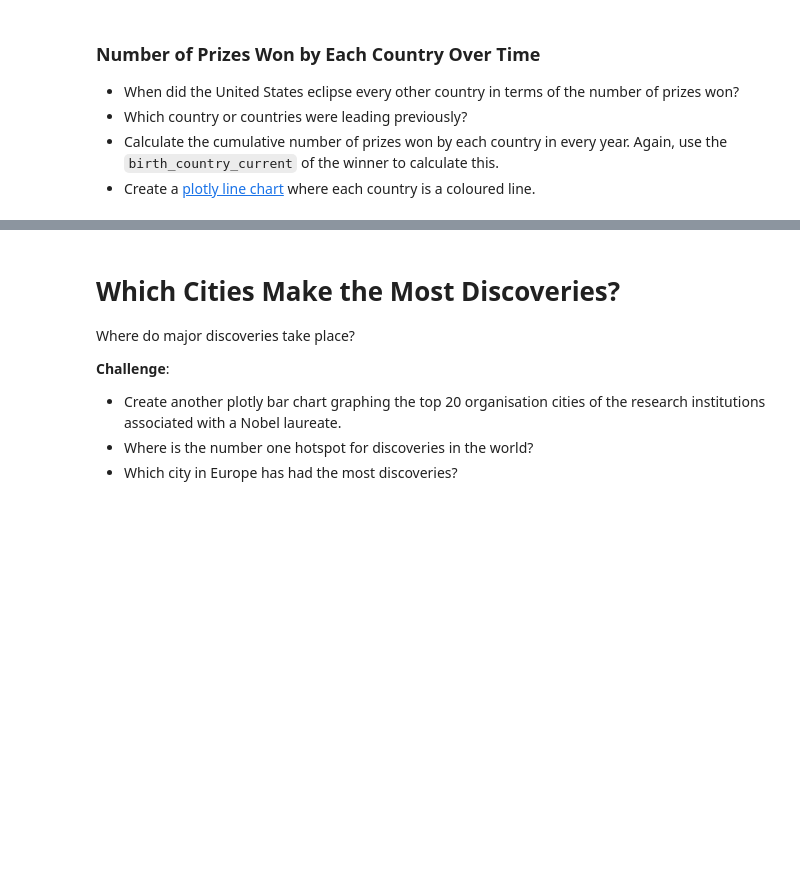
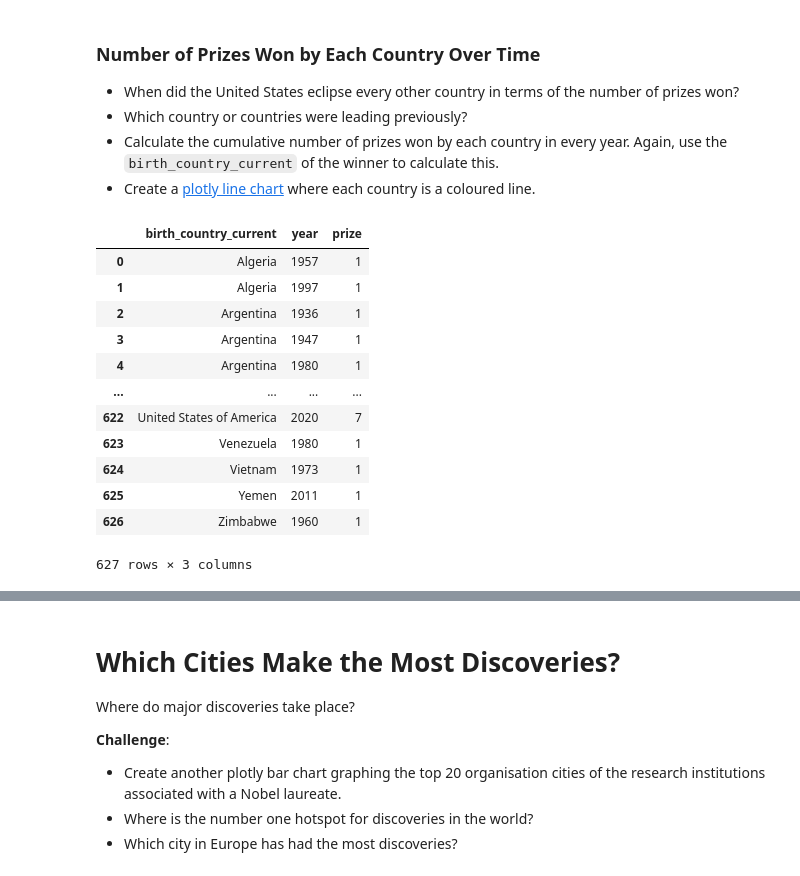
Before and after one commit to anandachanta19/100DaysOfCode, a Jupyter notebook: Nobel Prize Analysis/Nobel_Prize_Analysis_(start).ipynb, the cells around one changed output, grey strips where cells are left out. Cells and saved outputs as stored; diff of their text form; code cells hidden in the pictures; blank space fills up the shorter version.

```diff
--- a/Nobel Prize Analysis/Nobel_Prize_Analysis_(start).ipynb
+++ b/Nobel Prize Analysis/Nobel_Prize_Analysis_(start).ipynb
@@ -427,6 +472,23 @@ The hard part is preparing the data for this chart!
 * Which country or countries were leading previously?
 * Calculate the cumulative number of prizes won by each country in every year. Again, use the `birth_country_current` of the winner to calculate this.
 * Create a [plotly line chart](https://plotly.com/python/line-charts/) where each country is a coloured line.
+# %%
+p_c_t = df_data.groupby(by=["birth_country_current", "year"], as_index=False).agg({'prize':pd.Series.count})
+p_c_t
+# %% [output]
+|  | birth_country_current | year | prize |
+| 0 | Algeria | 1957 | 1 |
+| 1 | Algeria | 1997 | 1 |
+| 2 | Argentina | 1936 | 1 |
+| 3 | Argentina | 1947 | 1 |
+| 4 | Argentina | 1980 | 1 |
+| ... | ... | ... | ... |
+| 622 | United States of America | 2020 | 7 |
+| 623 | Venezuela | 1980 | 1 |
+| 624 | Vietnam | 1973 | 1 |
+| 625 | Yemen | 2011 | 1 |
+| 626 | Zimbabwe | 1960 | 1 |
+627 rows × 3 columns
 # %% [markdown]
 # What are the Top Research Organisations?
 
```
Also changed, not shown: parts of 5 cells of this notebook.
